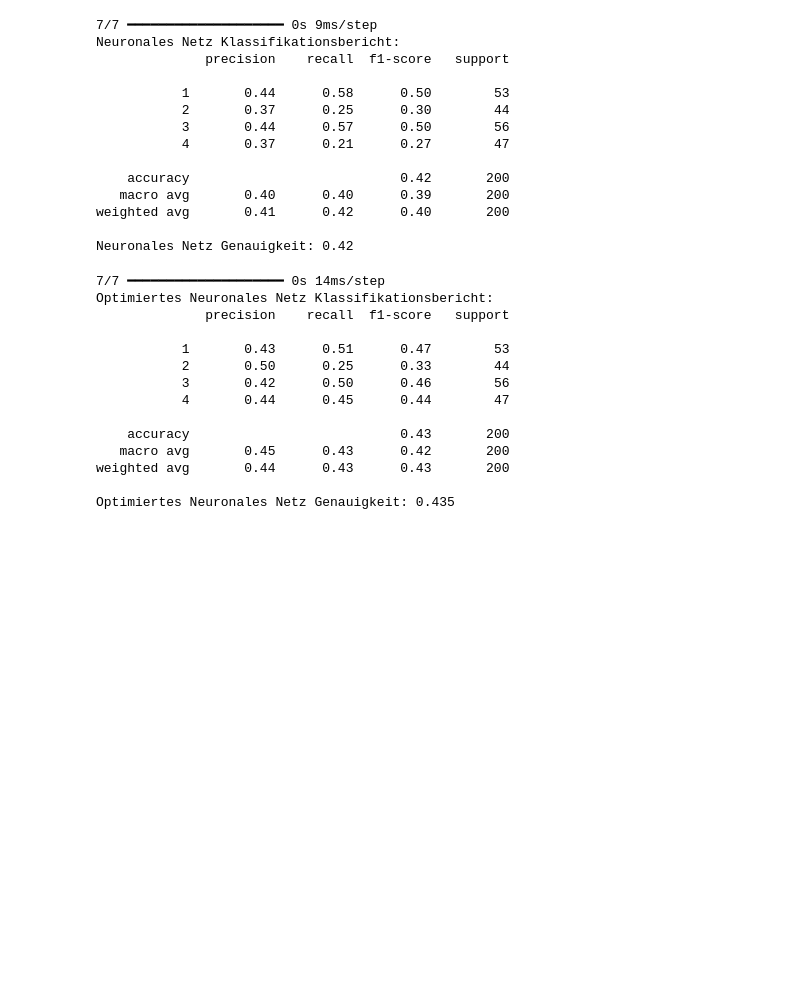
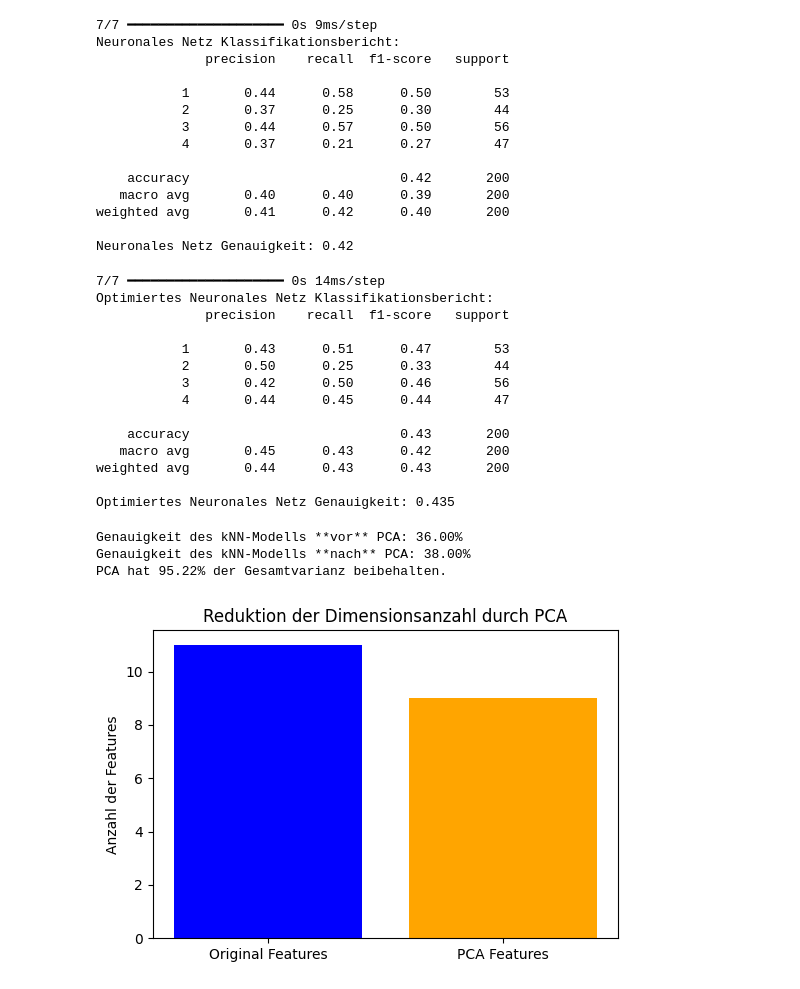
Before and after one commit to AdrianoF03/Projekt-Big-Data-Analytics, a Jupyter notebook: telefonkunden.ipynb, the cells around one changed output. Cells and saved outputs as stored; diff of their text form; code cells hidden in the pictures; blank space fills up the shorter version.

```diff
--- a/telefonkunden.ipynb
+++ b/telefonkunden.ipynb
@@ -604,0 +683,74 @@ Optimiertes Neuronales Netz Genauigkeit: 0.435
+# %%
+# Anwenden der Ergebnisse von PCA auf ursprüngliches KNN - Vorschlag von ChatGPT
+
+
+# Import der Bibliotheken
+import pandas as pd
+import numpy as np
+from sklearn.decomposition import PCA
+from sklearn.preprocessing import StandardScaler
+from sklearn.model_selection import train_test_split
+from sklearn.neighbors import KNeighborsClassifier
+from sklearn.metrics import accuracy_score
+import matplotlib.pyplot as plt
+
+
+
+# 2. Zielvariable definieren (Kundenkategorie 'custcat')
+target_variable = 'custcat'
+if target_variable in telefonkunden.columns:
+    y = telefonkunden[target_variable]  # Zielvariable extrahieren
+    X = telefonkunden.drop(columns=[target_variable])  # Alle anderen Spalten als Features nutzen
+else:
+    raise ValueError(f"Zielvariable '{target_variable}' nicht im Datensatz gefunden.")
+
+# 3. Nur numerische Spalten für PCA auswählen
+X_numeric = X.select_dtypes(include=[np.number])  # Nicht-numerische Daten ignorieren
+
+# 4. Fehlende Werte durch Spaltenmittelwert ersetzen
+X_numeric.fillna(X_numeric.mean(), inplace=True)
+
+# 5. Daten in Trainings- und Testsets aufteilen (80% Training, 20% Test)
+X_train, X_test, y_train, y_test = train_test_split(X_numeric, y, test_size=0.2, random_state=42, stratify=y)
+
+# 6. Standardisierung der Daten (für PCA und kNN notwendig)
+scaler = StandardScaler()
+X_train_scaled = scaler.fit_transform(X_train)
+X_test_scaled = scaler.transform(X_test)
+
+# 7. kNN-Modell vor PCA trainieren und testen
+knn = KNeighborsClassifier(n_neighbors=5)  # k=5 als Beispiel
+knn.fit(X_train_scaled, y_train)  # Trainieren
+y_pred_original = knn.predict(X_test_scaled)  # Vorhersagen auf Testdaten
+accuracy_original = accuracy_score(y_test, y_pred_original)  # Genauigkeit berechnen
+
+print(f"Genauigkeit des kNN-Modells **vor** PCA: {accuracy_original:.2%}")
+
+# 8. PCA auf die Trainings- und Testdaten anwenden
+pca = PCA(n_components=0.95)  # Wählt so viele Komponenten, dass 95% der Varianz erhalten bleiben
+X_train_pca = pca.fit_transform(X_train_scaled)
+X_test_pca = pca.transform(X_test_scaled)
+
+# 9. kNN-Modell nach PCA trainieren und testen
+knn_pca = KNeighborsClassifier(n_neighbors=5)  # Gleiches k wie vorher
+knn_pca.fit(X_train_pca, y_train)  # Trainieren
+y_pred_pca = knn_pca.predict(X_test_pca)  # Vorhersagen auf PCA-transformierte Testdaten
+accuracy_pca = accuracy_score(y_test, y_pred_pca)  # Genauigkeit berechnen
+
+print(f"Genauigkeit des kNN-Modells **nach** PCA: {accuracy_pca:.2%}")
+
+# 10. Erklärte Varianz der PCA anzeigen
+explained_variance = np.sum(pca.explained_variance_ratio_)
+print(f"PCA hat {explained_variance:.2%} der Gesamtvarianz beibehalten.")
+
+# 11. Visualisierung der Dimensionen vor und nach PCA
+plt.figure(figsize=(6,4))
+plt.bar(["Original Features", "PCA Features"], [X_train_scaled.shape[1], X_train_pca.shape[1]], color=['blue', 'orange'])
+plt.ylabel("Anzahl der Features")
+plt.title("Reduktion der Dimensionsanzahl durch PCA")
+plt.show()
+# %% [output]
+Genauigkeit des kNN-Modells **vor** PCA: 36.00%
+Genauigkeit des kNN-Modells **nach** PCA: 38.00%
+PCA hat 95.22% der Gesamtvarianz beibehalten.
+[figure, added]
```
Also changed, not shown: parts of 3 cells of this notebook.
